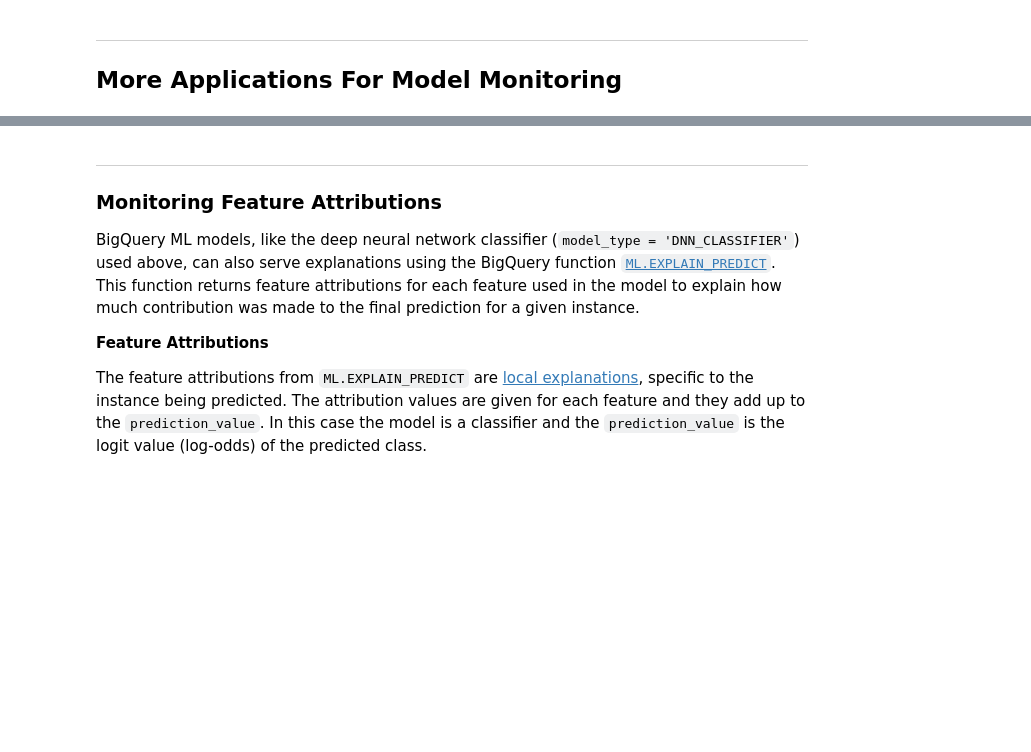
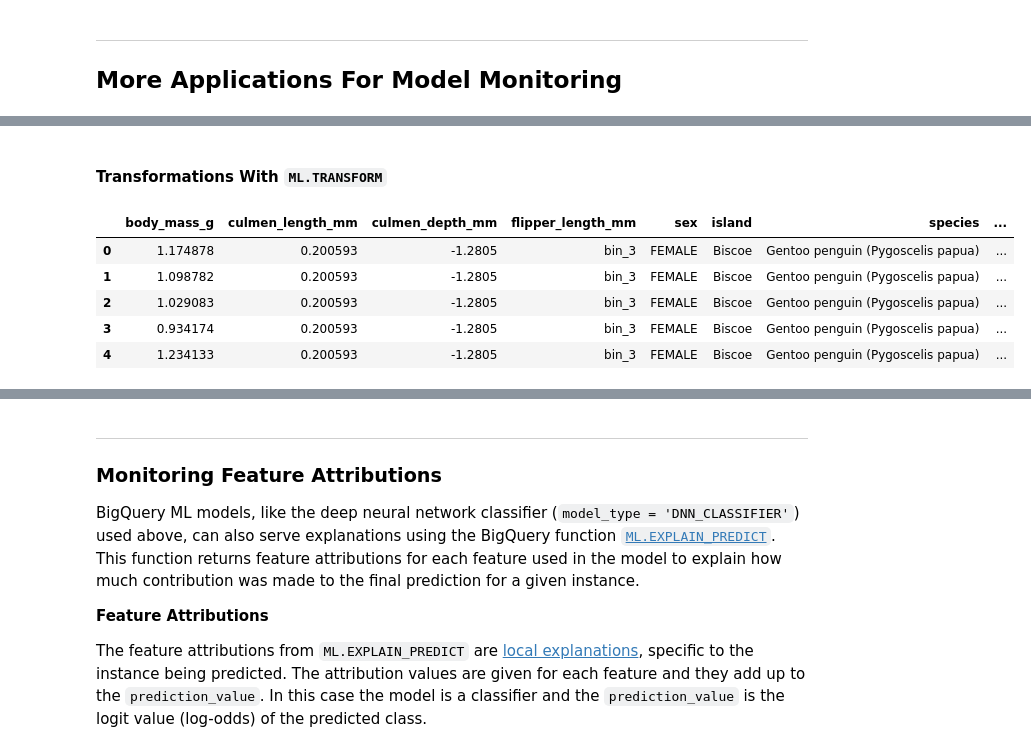
Before and after one commit to statmike/vertex-ai-mlops, a Jupyter notebook: Model Monitoring/bqml-model-monitoring-tutorial.ipynb, the cells around one changed output, grey strips where cells are left out. Drawn from its saved outputs; the diff is of its cells as text; code cells hidden in the pictures; blank space fills up the shorter version.

```diff
--- a/Model Monitoring/bqml-model-monitoring-tutorial.ipynb
+++ b/Model Monitoring/bqml-model-monitoring-tutorial.ipynb
@@ -887,0 +1076,20 @@ tfdv.display_anomalies(
+# %% [markdown]
+#### Transformations With `ML.TRANSFORM`
+# %%
+%%bigquery
+SELECT *
+FROM ML.TRANSFORM(
+    MODEL `statmike-mlops-349915.bqml_model_monitoring.classify_species_rf`,
+    (
+        SELECT *
+        FROM `statmike-mlops-349915.bqml_model_monitoring.serving`
+        LIMIT 5
+    )
+)
+# %% [output]
+|  | body_mass_g | culmen_length_mm | culmen_depth_mm | flipper_length_mm | sex | island | species | ... |
+| 0 | 1.174878 | 0.200593 | -1.2805 | bin_3 | FEMALE | Biscoe | Gentoo penguin (Pygoscelis papua) | ... |
+| 1 | 1.098782 | 0.200593 | -1.2805 | bin_3 | FEMALE | Biscoe | Gentoo penguin (Pygoscelis papua) | ... |
+| 2 | 1.029083 | 0.200593 | -1.2805 | bin_3 | FEMALE | Biscoe | Gentoo penguin (Pygoscelis papua) | ... |
+| 3 | 0.934174 | 0.200593 | -1.2805 | bin_3 | FEMALE | Biscoe | Gentoo penguin (Pygoscelis papua) | ... |
+| 4 | 1.234133 | 0.200593 | -1.2805 | bin_3 | FEMALE | Biscoe | Gentoo penguin (Pygoscelis papua) | ... |
```
Also changed, not shown: parts of 39 cells of this notebook.
